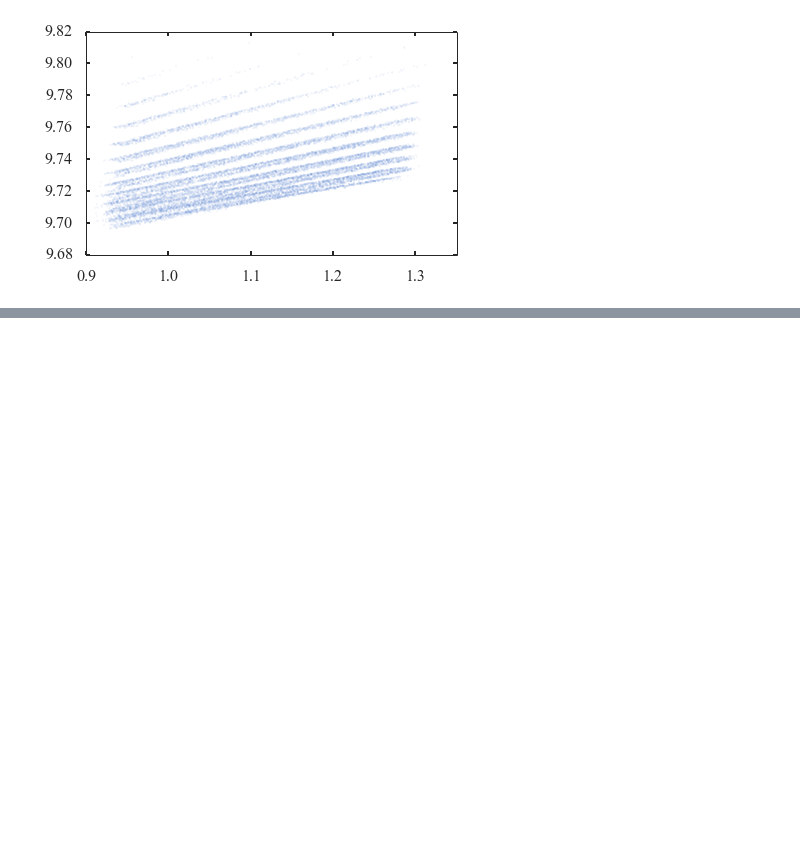
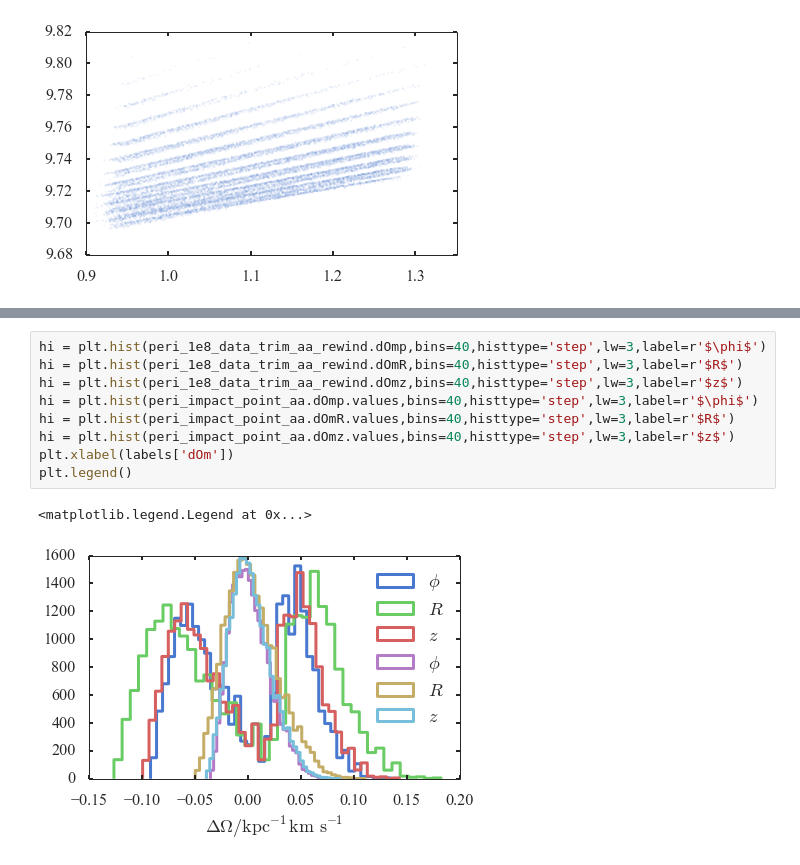
Before and after one commit to jobovy/streamgap-aa, a Jupyter notebook: py/GapsAngleFreq.ipynb, the cells around one changed output, grey strips where cells are left out. Drawn from its saved outputs; the diff is of its cells as text; blank space fills up the shorter version.

```diff
--- a/py/GapsAngleFreq.ipynb
+++ b/py/GapsAngleFreq.ipynb
@@ -312,0 +377,12 @@ plt.plot(peri_data_trim_aa['angp'],peri_data_trim_aa['Omp'],'.',ms=1)
+# %%
+hi = plt.hist(peri_1e8_data_trim_aa_rewind.dOmp,bins=40,histtype='step',lw=3,label=r'$\phi$')
+hi = plt.hist(peri_1e8_data_trim_aa_rewind.dOmR,bins=40,histtype='step',lw=3,label=r'$R$')
+hi = plt.hist(peri_1e8_data_trim_aa_rewind.dOmz,bins=40,histtype='step',lw=3,label=r'$z$')
+hi = plt.hist(peri_impact_point_aa.dOmp.values,bins=40,histtype='step',lw=3,label=r'$\phi$')
+hi = plt.hist(peri_impact_point_aa.dOmR.values,bins=40,histtype='step',lw=3,label=r'$R$')
+hi = plt.hist(peri_impact_point_aa.dOmz.values,bins=40,histtype='step',lw=3,label=r'$z$')
+plt.xlabel(labels['dOm'])
+plt.legend()
+# %% [output]
+<matplotlib.legend.Legend at 0x...>
+[figure, added]
```
Also changed, not shown: parts of 35 cells of this notebook.
